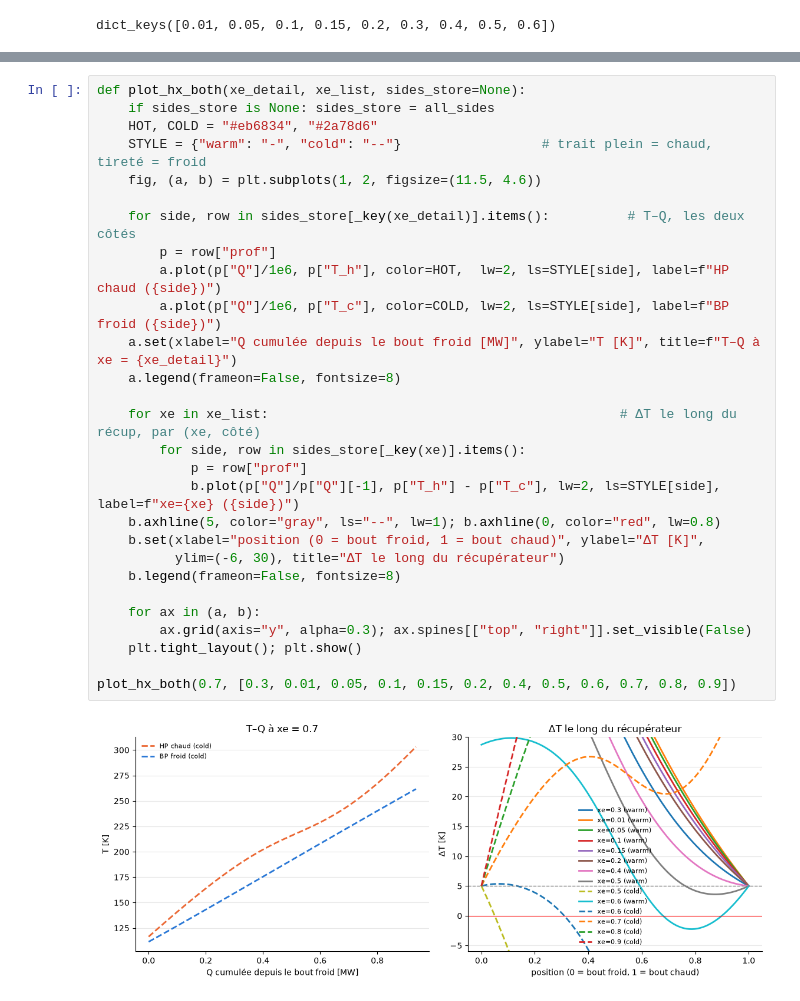
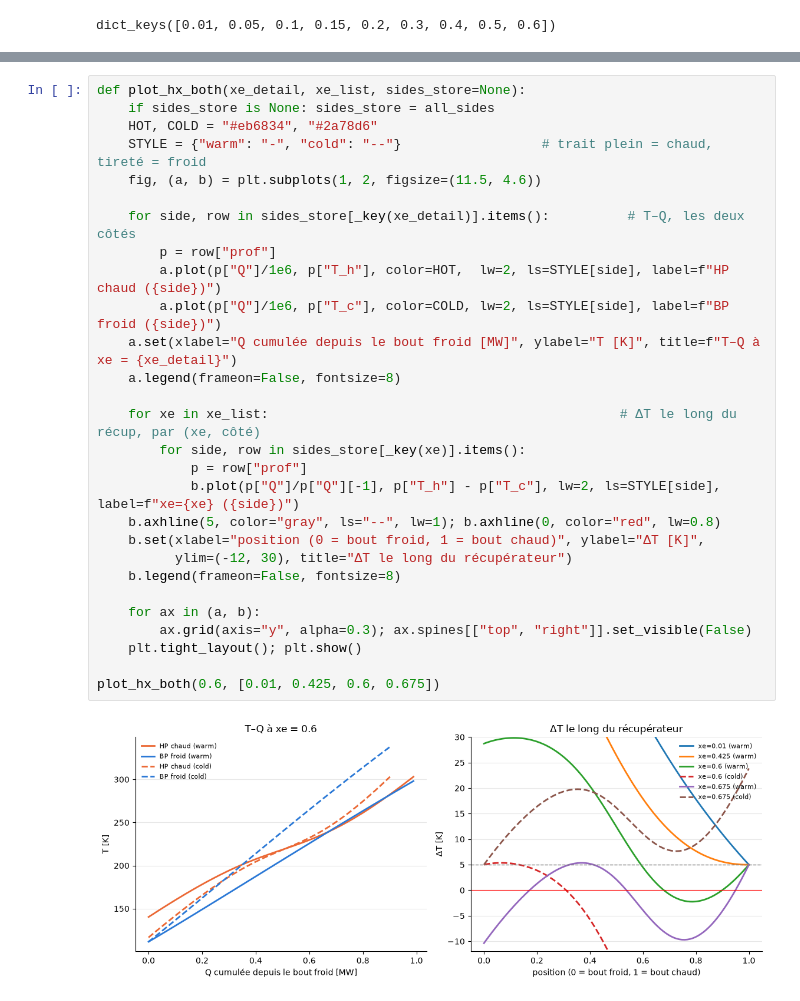
Before and after one commit to Mascof17/sys_en, a Jupyter notebook: proj_12/LNG_L0_martin.ipynb, the cells around one changed output, grey strips where cells are left out. Drawn from its saved outputs; the diff is of its cells as text.

```diff
--- a/proj_12/LNG_L0_martin.ipynb
+++ b/proj_12/LNG_L0_martin.ipynb
@@ -849,32 +767,32 @@ dict_keys([0.01, 0.05, 0.1, 0.15, 0.2, 0.3, 0.4, 0.5, 0.6, 0.7, 0.8, 0.9])
 # %%
 def plot_hx_both(xe_detail, xe_list, sides_store=None):
     if sides_store is None: sides_store = all_sides
     HOT, COLD = "#eb6834", "#2a78d6"
     STYLE = {"warm": "-", "cold": "--"}                  # trait plein = chaud, tireté = froid
     fig, (a, b) = plt.subplots(1, 2, figsize=(11.5, 4.6))
 
     for side, row in sides_store[_key(xe_detail)].items():          # T–Q, les deux côtés
         p = row["prof"]
         a.plot(p["Q"]/1e6, p["T_h"], color=HOT,  lw=2, ls=STYLE[side], label=f"HP chaud ({side})")
         a.plot(p["Q"]/1e6, p["T_c"], color=COLD, lw=2, ls=STYLE[side], label=f"BP froid ({side})")
     a.set(xlabel="Q cumulée depuis le bout froid [MW]", ylabel="T [K]", title=f"T–Q à xe = {xe_detail}")
     a.legend(frameon=False, fontsize=8)
 
     for xe in xe_list:                                             # ΔT le long du récup, par (xe, côté)
         for side, row in sides_store[_key(xe)].items():
             p = row["prof"]
             b.plot(p["Q"]/p["Q"][-1], p["T_h"] - p["T_c"], lw=2, ls=STYLE[side], label=f"xe={xe} ({side})")
     b.axhline(5, color="gray", ls="--", lw=1); b.axhline(0, color="red", lw=0.8)
     b.set(xlabel="position (0 = bout froid, 1 = bout chaud)", ylabel="ΔT [K]",
-          ylim=(-6, 30), title="ΔT le long du récupérateur")
+          ylim=(-12, 30), title="ΔT le long du récupérateur")
     b.legend(frameon=False, fontsize=8)
 
     for ax in (a, b):
         ax.grid(axis="y", alpha=0.3); ax.spines[["top", "right"]].set_visible(False)
     plt.tight_layout(); plt.show()
 
-plot_hx_both(0.7, [0.3, 0.01, 0.05, 0.1, 0.15, 0.2, 0.4, 0.5, 0.6, 0.7, 0.8, 0.9])
+plot_hx_both(0.6, [0.01, 0.425, 0.6, 0.675])
 # %% [output]
-[figure, old version]
+[figure, new version]
 # %%
 from matplotlib.lines import Line2D
```
Also changed, not shown: parts of 7 cells of this notebook, 4 other files.
